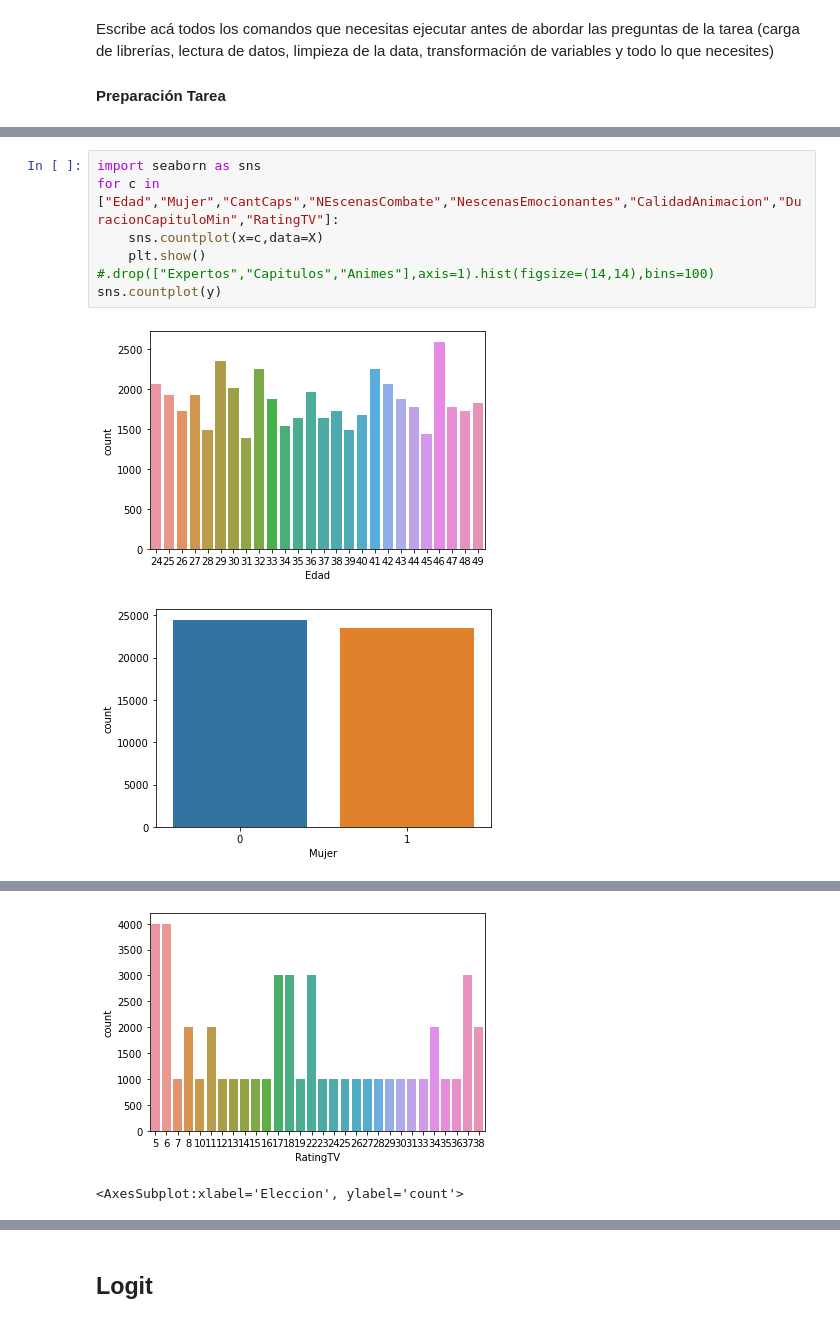
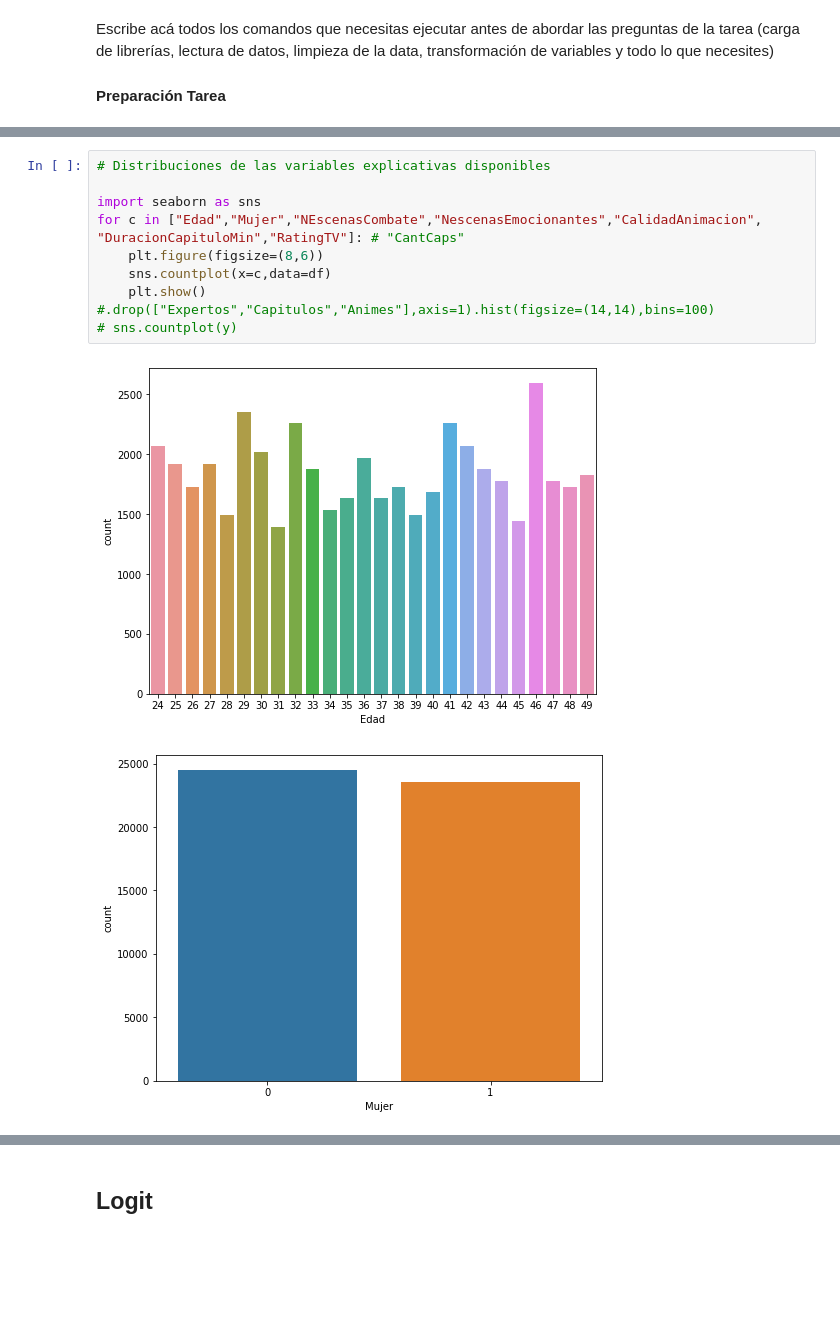
Before and after one commit to nicacevedo/MKT2, a Jupyter notebook: Tarea2/Tarea2.ipynb, the cells around one changed output, grey strips where cells are left out. Cells and saved outputs as stored; diff of their text form; blank space fills up the shorter version.

```diff
--- a/Tarea2/Tarea2.ipynb
+++ b/Tarea2/Tarea2.ipynb
@@ -59,10 +73,13 @@ X_train.head()
 # %%
+# Distribuciones de las variables explicativas disponibles
+
 import seaborn as sns
-for c in ["Edad","Mujer","CantCaps","NEscenasCombate","NescenasEmocionantes","CalidadAnimacion","DuracionCapituloMin","RatingTV"]:
-    sns.countplot(x=c,data=X)
+for c in ["Edad","Mujer","NEscenasCombate","NescenasEmocionantes","CalidadAnimacion", "DuracionCapituloMin","RatingTV"]: # "CantCaps"
+    plt.figure(figsize=(8,6))
+    sns.countplot(x=c,data=df)
     plt.show()
 #.drop(["Expertos","Capitulos","Animes"],axis=1).hist(figsize=(14,14),bins=100)
-sns.countplot(y)
+# sns.countplot(y)
 # %% [output]
-[figure, old version]
+[figure, new version]
-[figure, old version]
+[figure, new version]
@@ -74,2 +90,0 @@ sns.countplot(y)
-[figure, removed]
-<AxesSubplot:xlabel='Eleccion', ylabel='count'>
```
Also changed, not shown: parts of 5 cells of this notebook.
